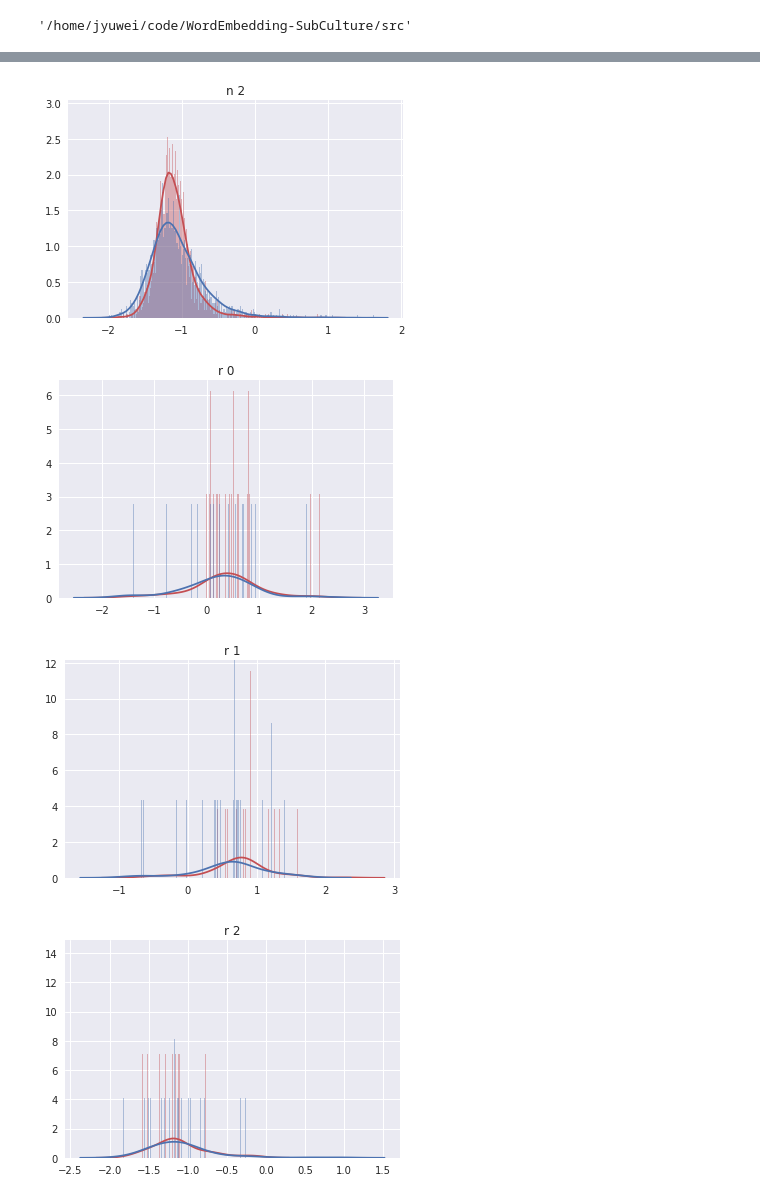
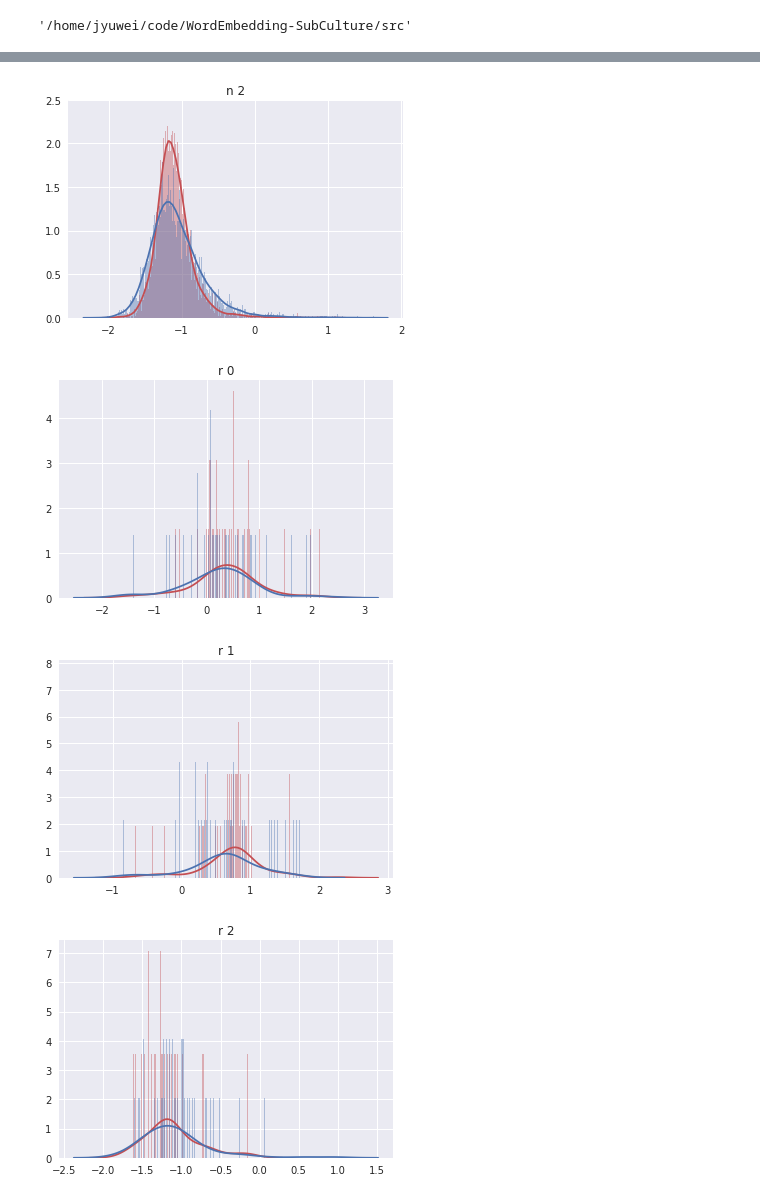
Before and after one commit to jiaojiaoloveu/WordEmbedding-SubCulture, a Jupyter notebook: src/epa_expansion/plot_pred_epa.ipynb, the cells around one changed output, grey strips where cells are left out. Cells and saved outputs as stored; diff of their text form; code cells hidden in the pictures.

Commit message:
words dataset

```diff
--- a/src/epa_expansion/plot_pred_epa.ipynb
+++ b/src/epa_expansion/plot_pred_epa.ipynb
@@ -39,18 +39,19 @@ def get_tokenset(words_list):
     return words_list_pos
 
 
-def tokenset_comp(words_list_pos):
+def tokenset_comp(words_list_pos, bins, baseline=False):
     for pos in words_list_pos.keys():
         tokenlist = words_list_pos[pos]
-        github_list = np.array([github[t] for t in tokenlist])
-        twitter_list = np.array([twitter[t] for t in tokenlist])
-        warriner_list = np.array([warriner[t] for t in tokenlist])
+        github_list = np.array([github[t] for t in set(tokenlist) & set(github.keys())])
+        twitter_list = np.array([twitter[t] for t in set(tokenlist) & set(twitter.keys())])
+        warriner_list = np.array([warriner[t] for t in set(tokenlist) & set(warriner.keys())])
         for axis in range(0, 3):
             plt.figure()
             plt.title('%s %s' % (pos, axis))
-            sns.distplot(github_list[:, axis], color='r', bins=1000)
-            sns.distplot(twitter_list[:, axis], color='b', bins=1000)
-            # sns.distplot(warriner_list[:, axis], color='g', bins=1000)
+            sns.distplot(github_list[:, axis], color='r', bins=bins)
+            sns.distplot(twitter_list[:, axis], color='b', bins=bins)
+            if baseline:
+                sns.distplot(warriner_list[:, axis], color='g', bins=1000)
         print('===== %s %s =====' % (pos, len(tokenlist)))
         print(np.mean(github_list, axis=0))
         print(np.mean(np.abs(github_list), axis=0))
@@ -66,7 +67,7 @@ def tokenset_comp(words_list_pos):
 # %%
 words_list_pos = get_tokenset(set(github.keys()) & set(twitter.keys()) & set(warriner.keys()))
 # %%
-tokenset_comp(words_list_pos)
+tokenset_comp(words_list_pos, 500)
 # %% [output]
 ===== a 2071 =====
 [ 0.26609104  0.71448075 -1.06775077]
@@ -93,4 +94,4 @@ tokenset_comp(words_list_pos)
-[figure, old version]
+[figure, new version]
-[figure, old version]
+[figure, new version]
-[figure, old version]
+[figure, new version]
-[figure, old version]
+[figure, new version]
```
Also changed, not shown: parts of 7 cells of this notebook, 3 other files.
